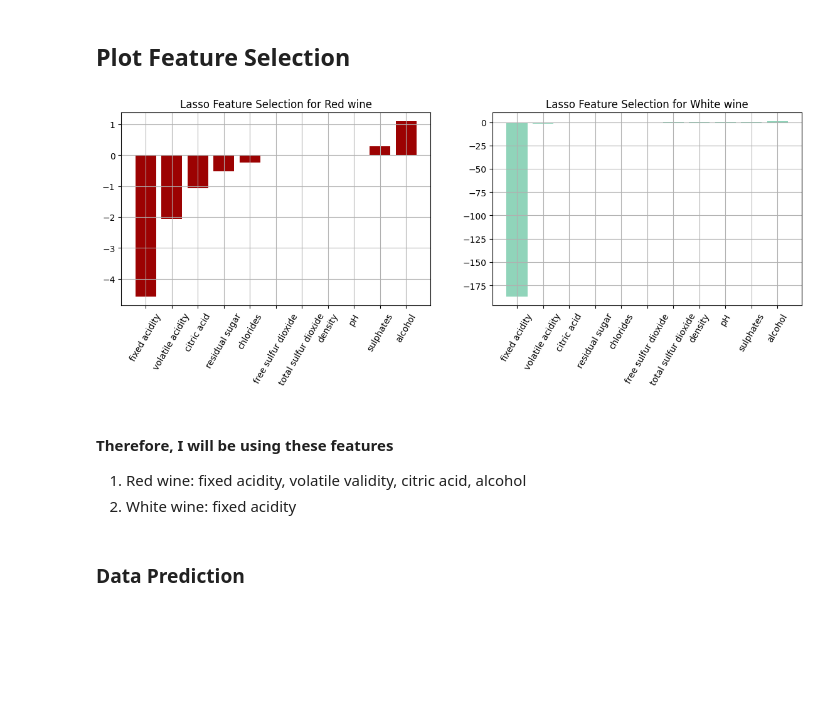
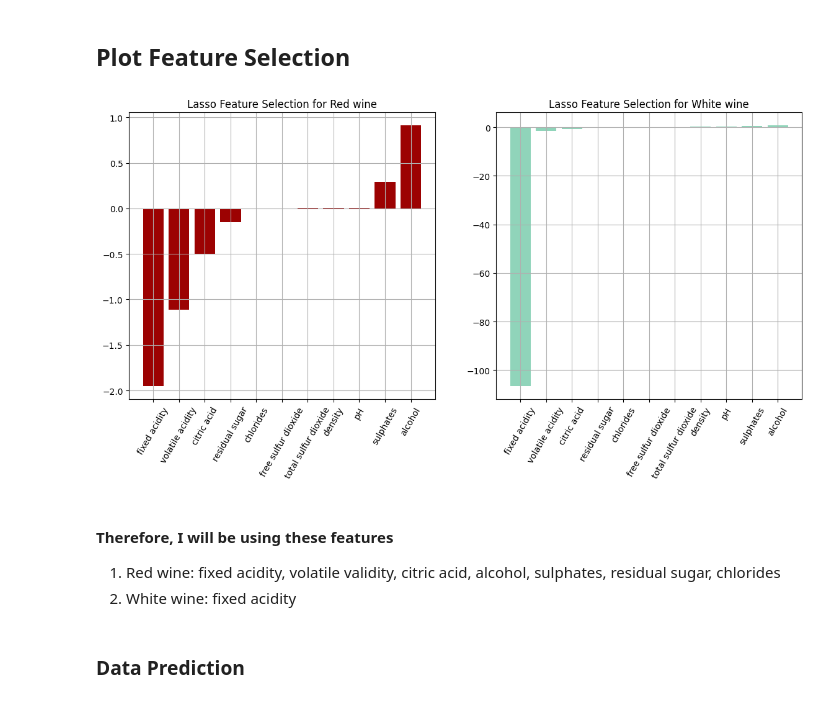
Before and after one commit to ProfessionalSalmon/wine-quality-prediction, a Jupyter notebook: winequality.ipynb, the cells around one changed output. Drawn from its saved outputs; the diff is of its cells as text; code cells hidden in the pictures; blank space fills up the shorter version.

```diff
--- a/winequality.ipynb
+++ b/winequality.ipynb
@@ -140,18 +137,0 @@ plt.show()
-# %%
-# Capping based on percentiles for each numeric column in the Red wine dataframe
-X_red = red.drop(columns = 'quality')
-lower_cap = X_red.quantile(0.01)
-upper_cap = X_red.quantile(0.99)
-
-# replace values that are not within 1st to 99th percentile with 1st or 99th percentile
-X_red_capped = X_red.apply(lambda x: np.where(x < lower_cap[x.name], lower_cap[x.name],
-                              np.where(x > upper_cap[x.name], upper_cap[x.name], x)))
-# %%
-# Capping based on percentiles for each numeric column in the White wine dataframe
-X_white = white.drop(columns = 'quality')
-lower_cap = X_white.quantile(0.01)
-upper_cap = X_white.quantile(0.99)
-
-# replace values that are not within 1st to 99th percentile with 1st or 99th percentile
-X_white_capped = X_white.apply(lambda x: np.where(x < lower_cap[x.name], lower_cap[x.name],
-                              np.where(x > upper_cap[x.name], upper_cap[x.name], x)))
@@ -157,0 +154,20 @@ X_white_capped = X_white.apply(lambda x: np.where(x < lower_cap[x.name], lower_c
+# %%
+# Function for capping outliers which is not in the range of 1st to 99th percentile
+def cap_outliers_iqr(df, column):
+    lower_cap = df[column].quantile(0.01)
+    upper_cap = df[column].quantile(0.99)
+
+    # Cap the outliers
+    df[column] = np.where(df[column] < lower_cap, lower_cap,
+                          np.where(df[column] > upper_cap, upper_cap, df[column]))
+
+    return df
+
+column_outlier = ['free sulfur dioxide', 'total sulfur dioxide']
+
+X_red_capped = red.copy().drop(columns = 'quality')
+X_white_capped = white.copy().drop(columns = 'quality')
+
+for column in column_outlier:
+    X_red_capped = cap_outliers_iqr(X_red_capped, column)
+    X_white_capped = cap_outliers_iqr(X_white_capped, column)
@@ -225,7 +269,6 @@ y_white = white[['quality']]
 
 X_feature_white = X_white_capped.values
 y_feature_white = y_white.values
-names = white.drop(columns = 'quality').columns
 
 # parameters to be tested on GridSearchCV
 params = {"alpha": np.arange(0.00001, 10, 500)}
@@ -233,9 +276,6 @@ params = {"alpha": np.arange(0.00001, 10, 500)}
 # setting KFold for Cross validation
 kf = KFold(n_splits = 6, shuffle = True, random_state = 2024)
 
-# Instantiate a lasso regression model
-lasso = Lasso()
-
 # GridSearchCV with model, params and folds.
 lasso_cv = GridSearchCV(lasso, param_grid = params, cv = kf)
 lasso_cv.fit(X_white_capped, y_white)
@@ -247,31 +287,31 @@ Best Params for White wine {'alpha': np.float64(1e-05)}
 # %%
 # Red wine
 lasso = Lasso(alpha = 0.00001)
 lasso.fit(X_feature_red, y_feature_red)
 lasso_coef_red = np.sort(lasso.coef_)
 
-plt.figure(figsize=(14, 4))
+plt.figure(figsize=(14, 6))
 plt.subplot(1, 2, 1)
 plt.bar(names, lasso_coef_red, color = '#9c0202')
 plt.grid()
 plt.title('Lasso Feature Selection for Red wine')
 plt.xticks(rotation=60)
 
 # White wine
 lasso.fit(X_feature_white, y_feature_white)
 lasso_coef_white = np.sort(lasso.coef_)
 
 plt.subplot(1, 2, 2)
 plt.bar(names, lasso_coef_white, color = '#90d4ba')
 plt.grid()
 plt.title('Lasso Feature Selection for White wine')
 plt.xticks(rotation=60)
 plt.show()
 # %% [output]
-[figure, old version]
+[figure, new version]
 # %% [markdown]
 #### Therefore, I will be using these features
-1. Red wine: fixed acidity, volatile validity, citric acid, alcohol
+1. Red wine: fixed acidity, volatile validity, citric acid, alcohol, sulphates, residual sugar, chlorides
 2. White wine: fixed acidity
 # %% [markdown]
 ### Data Prediction
```
Also changed, not shown: parts of 16 cells of this notebook.
